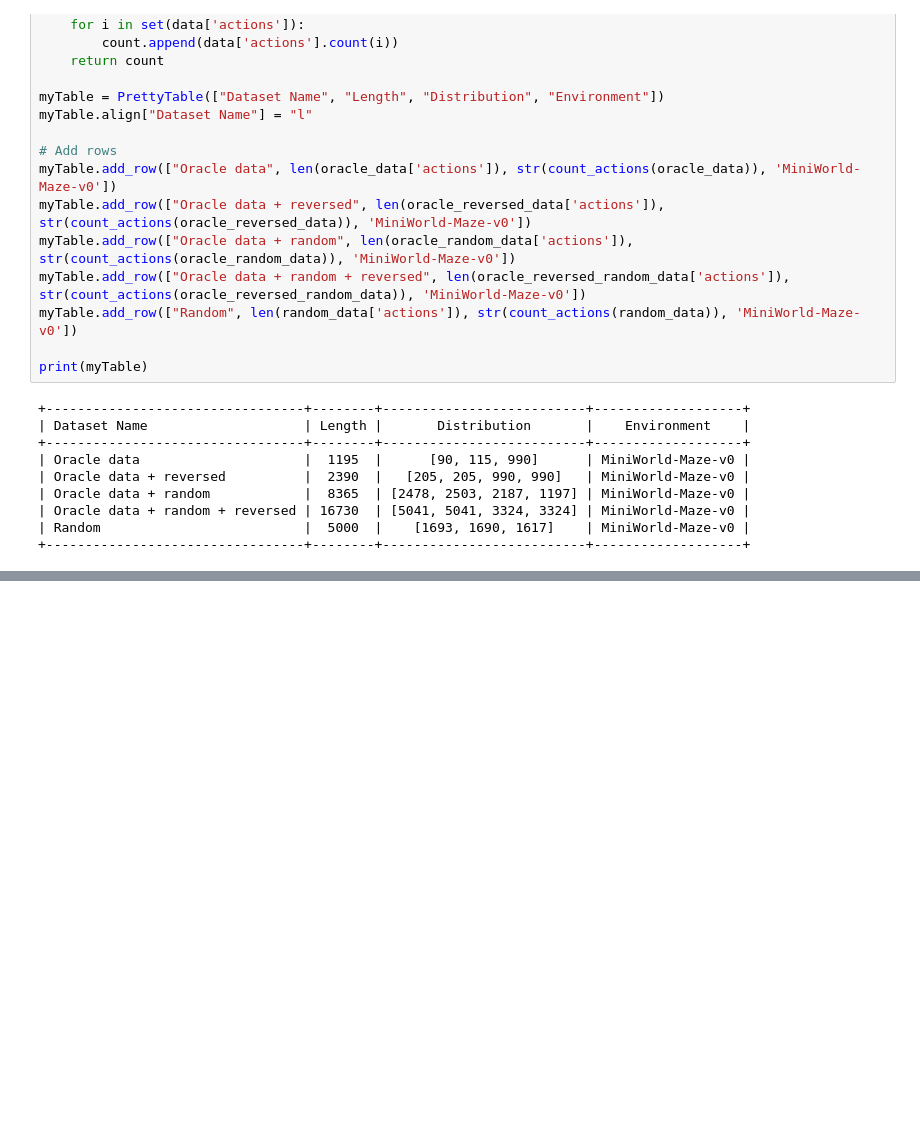
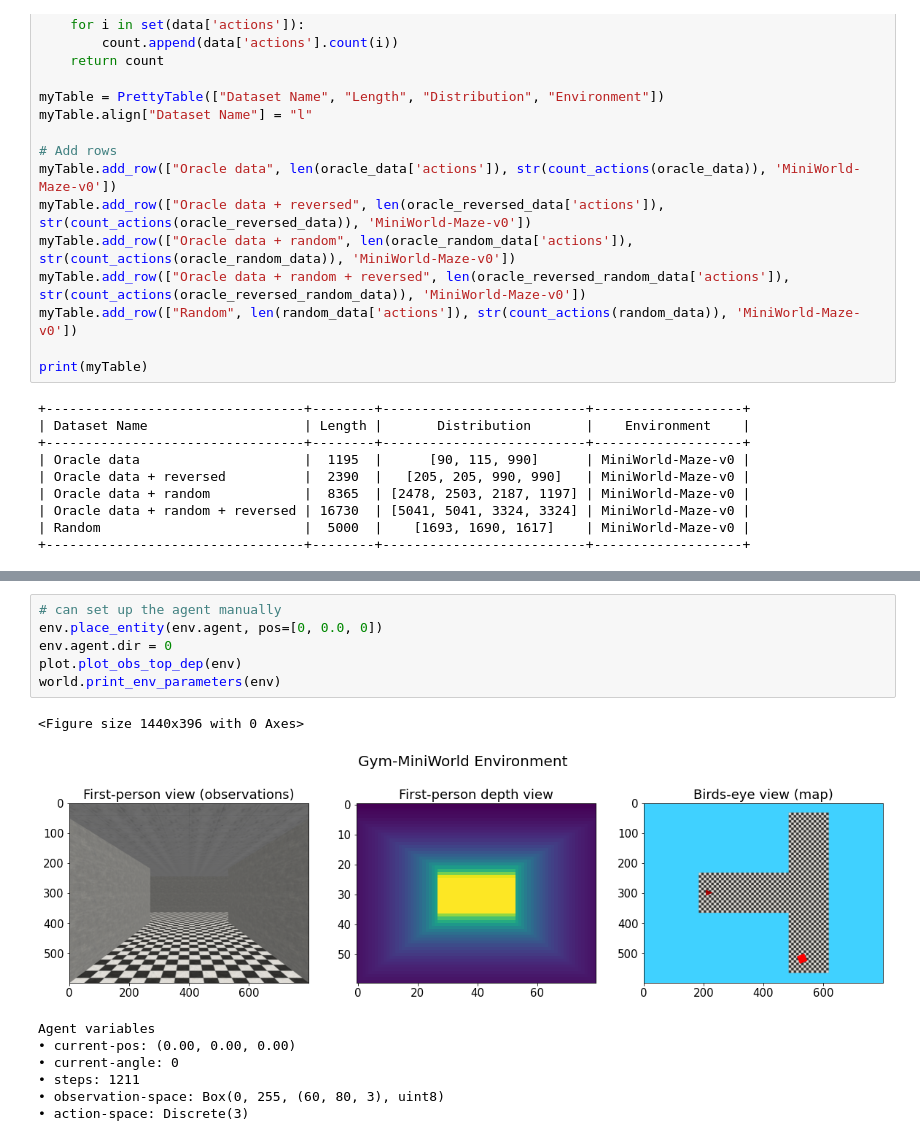
Before and after one commit to Mariusmarten/SpatialMemory, a Jupyter notebook: _dataset-generation.ipynb, the cells around one changed output, grey strips where cells are left out. Cells and saved outputs as stored; diff of their text form; blank space fills up the shorter version.

```diff
--- a/_dataset-generation.ipynb
+++ b/_dataset-generation.ipynb
@@ -151,0 +170,15 @@ print(myTable)
+# %%
+# can set up the agent manually
+env.place_entity(env.agent, pos=[0, 0.0, 0])
+env.agent.dir = 0
+plot.plot_obs_top_dep(env)
+world.print_env_parameters(env)
+# %% [output]
+<Figure size 1440x396 with 0 Axes>
+[figure, added]
+Agent variables
+• current-pos: (0.00, 0.00, 0.00)
+• current-angle: 0
+• steps: 1211
+• observation-space: Box(0, 255, (60, 80, 3), uint8)
+• action-space: Discrete(3)
```
Also changed, not shown: parts of 9 cells of this notebook, 22 other files.
